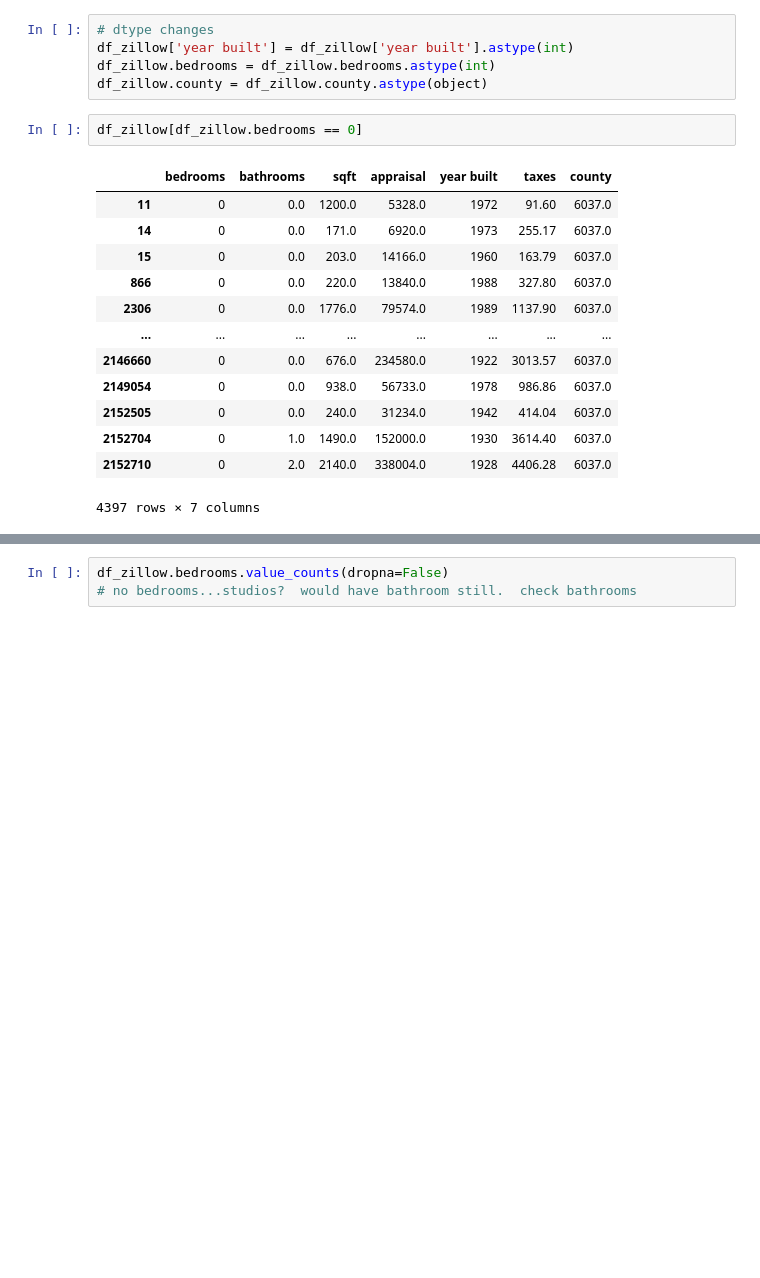
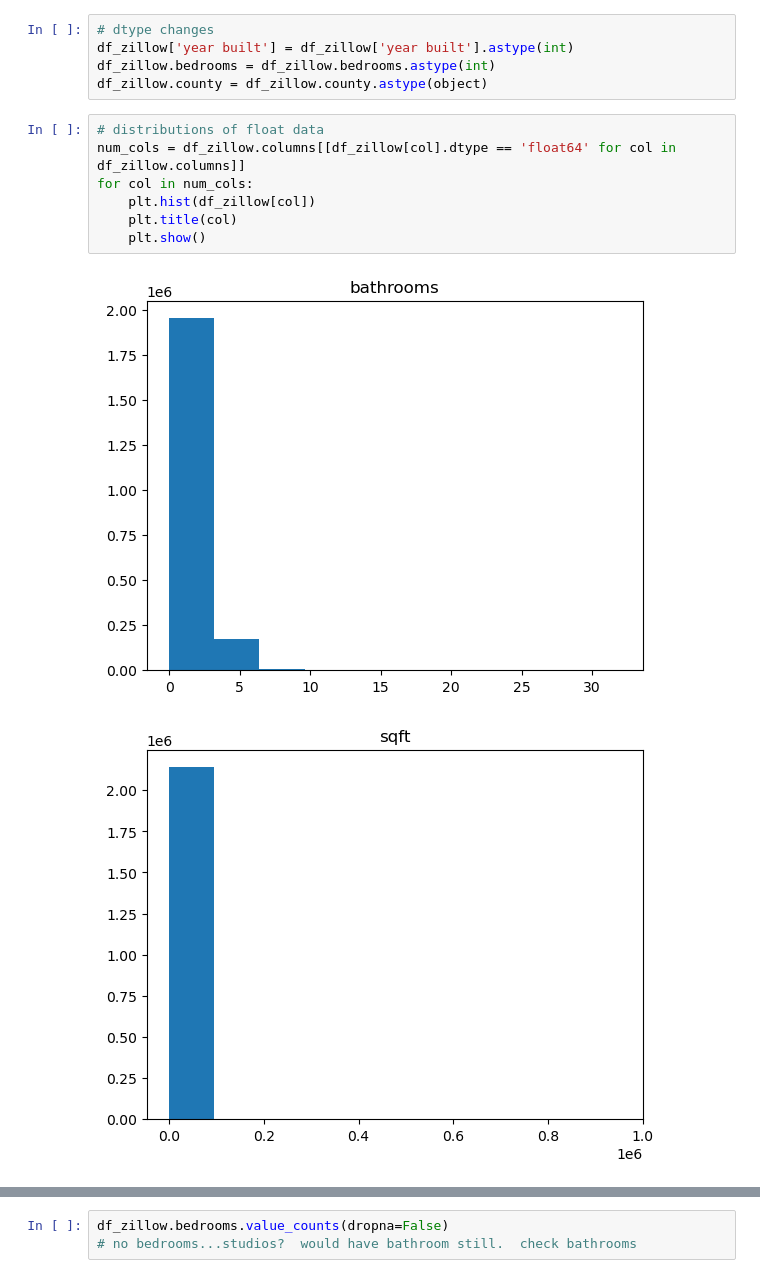
Before and after one commit to Alantheus-Thompson/regression-exercises, a Jupyter notebook: wrangle.ipynb, the cells around one changed output, grey strips where cells are left out. Drawn from its saved outputs; the diff is of its cells as text; blank space fills up the shorter version.

```diff
--- a/wrangle.ipynb
+++ b/wrangle.ipynb
@@ -156,19 +180,13 @@ df_zillow = df_zillow.dropna()
 df_zillow['year built'] = df_zillow['year built'].astype(int)
 df_zillow.bedrooms = df_zillow.bedrooms.astype(int)
 df_zillow.county = df_zillow.county.astype(object)
-# %%
-df_zillow[df_zillow.bedrooms == 0]
-# %% [output]
-|  | bedrooms | bathrooms | sqft | appraisal | year built | taxes | county |
-| 11 | 0 | 0.0 | 1200.0 | 5328.0 | 1972 | 91.60 | 6037.0 |
-| 14 | 0 | 0.0 | 171.0 | 6920.0 | 1973 | 255.17 | 6037.0 |
-| 15 | 0 | 0.0 | 203.0 | 14166.0 | 1960 | 163.79 | 6037.0 |
-| 866 | 0 | 0.0 | 220.0 | 13840.0 | 1988 | 327.80 | 6037.0 |
-| 2306 | 0 | 0.0 | 1776.0 | 79574.0 | 1989 | 1137.90 | 6037.0 |
-| ... | ... | ... | ... | ... | ... | ... | ... |
-| 2146660 | 0 | 0.0 | 676.0 | 234580.0 | 1922 | 3013.57 | 6037.0 |
-| 2149054 | 0 | 0.0 | 938.0 | 56733.0 | 1978 | 986.86 | 6037.0 |
-| 2152505 | 0 | 0.0 | 240.0 | 31234.0 | 1942 | 414.04 | 6037.0 |
-| 2152704 | 0 | 1.0 | 1490.0 | 152000.0 | 1930 | 3614.40 | 6037.0 |
-| 2152710 | 0 | 2.0 | 2140.0 | 338004.0 | 1928 | 4406.28 | 6037.0 |
-4397 rows × 7 columns
+# %%
+# distributions of float data
+num_cols = df_zillow.columns[[df_zillow[col].dtype == 'float64' for col in df_zillow.columns]]
+for col in num_cols:
+    plt.hist(df_zillow[col])
+    plt.title(col)
+    plt.show()
+# %% [output]
+[figure, added]
+[figure, added]
```
Also changed, not shown: parts of 28 cells of this notebook.
